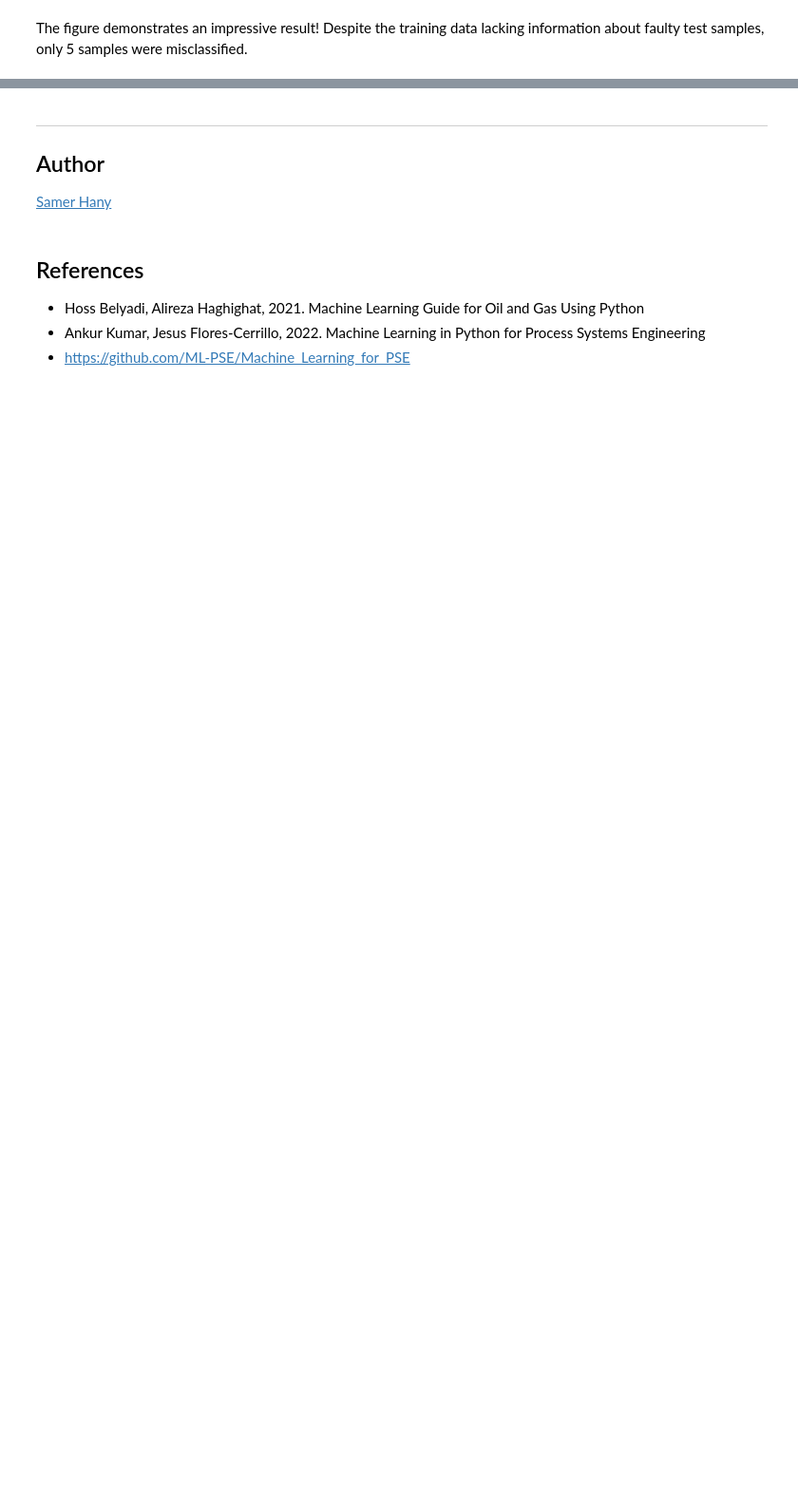
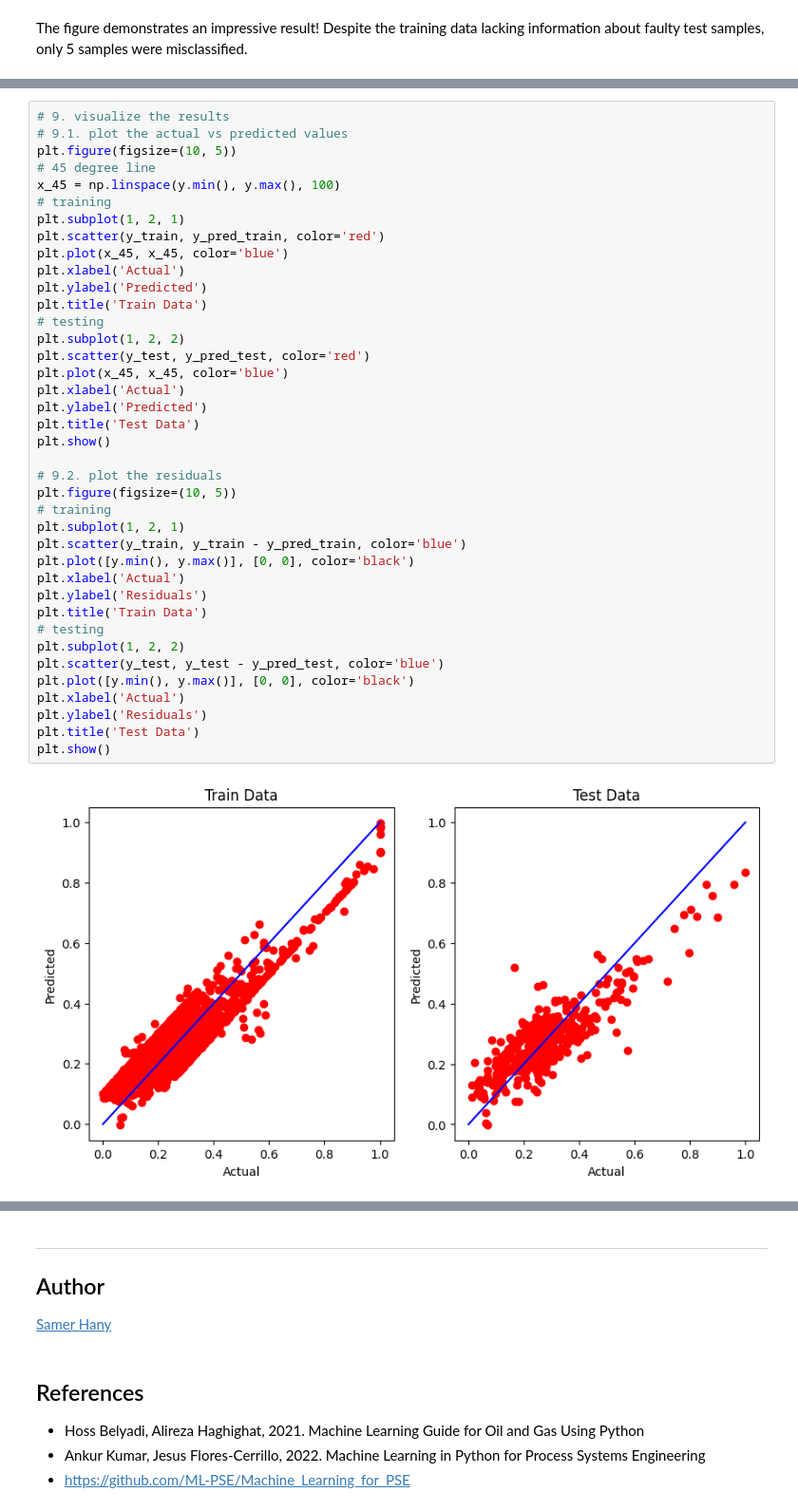
Before and after one commit to SamerHany/CHES307-Applications-of-Machine-Learning-in-Chemical-Engineering, a Jupyter notebook: Week 03 - Supervised Learning (1)/Tutorial 3 - Supervised Learning.ipynb, the cells around one changed output, grey strips where cells are left out. Shown at 95% size. Drawn from its saved outputs; the diff is of its cells as text; blank space fills up the shorter version.

```diff
--- a/Week 03 - Supervised Learning (1)/Tutorial 3 - Supervised Learning.ipynb
+++ b/Week 03 - Supervised Learning (1)/Tutorial 3 - Supervised Learning.ipynb
@@ -1028,0 +1266,41 @@ The figure demonstrates an impressive result! Despite the training data lacking
+# %%
+# 9. visualize the results
+# 9.1. plot the actual vs predicted values
+plt.figure(figsize=(10, 5))
+# 45 degree line
+x_45 = np.linspace(y.min(), y.max(), 100)
+# training
+plt.subplot(1, 2, 1)
+plt.scatter(y_train, y_pred_train, color='red')
+plt.plot(x_45, x_45, color='blue')
+plt.xlabel('Actual')
+plt.ylabel('Predicted')
+plt.title('Train Data')
+# testing
+plt.subplot(1, 2, 2)
+plt.scatter(y_test, y_pred_test, color='red')
+plt.plot(x_45, x_45, color='blue')
+plt.xlabel('Actual')
+plt.ylabel('Predicted')
+plt.title('Test Data')
+plt.show()
+
+# 9.2. plot the residuals
+plt.figure(figsize=(10, 5))
+# training
+plt.subplot(1, 2, 1)
+plt.scatter(y_train, y_train - y_pred_train, color='blue')
+plt.plot([y.min(), y.max()], [0, 0], color='black')
+plt.xlabel('Actual')
+plt.ylabel('Residuals')
+plt.title('Train Data')
+# testing
+plt.subplot(1, 2, 2)
+plt.scatter(y_test, y_test - y_pred_test, color='blue')
+plt.plot([y.min(), y.max()], [0, 0], color='black')
+plt.xlabel('Actual')
+plt.ylabel('Residuals')
+plt.title('Test Data')
+plt.show()
+# %% [output]
+[figure, added]
```
Also changed, not shown: parts of 33 cells of this notebook, 36 other files.
